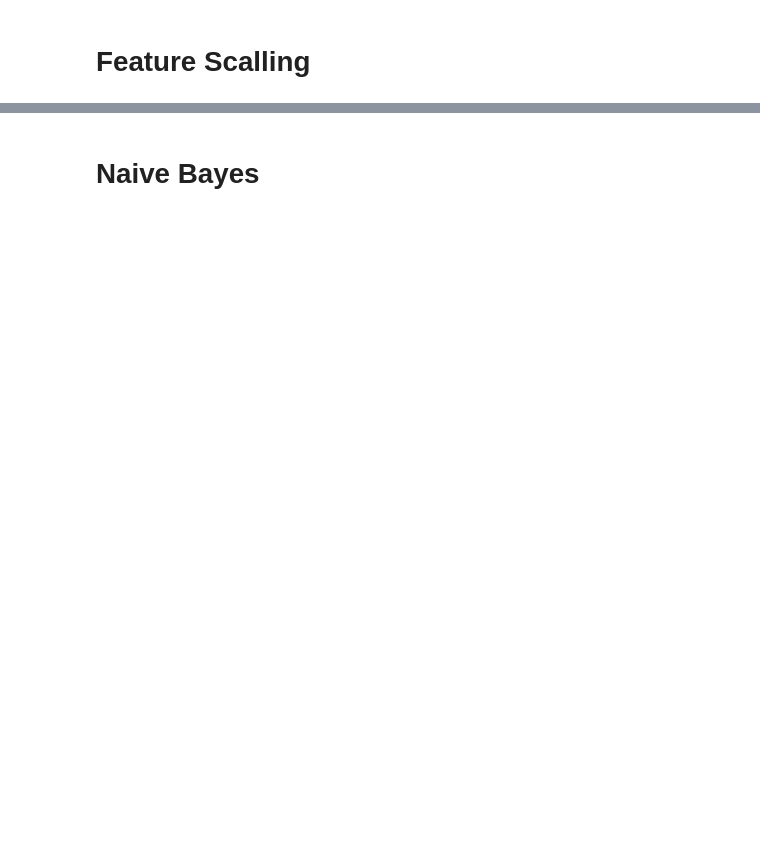
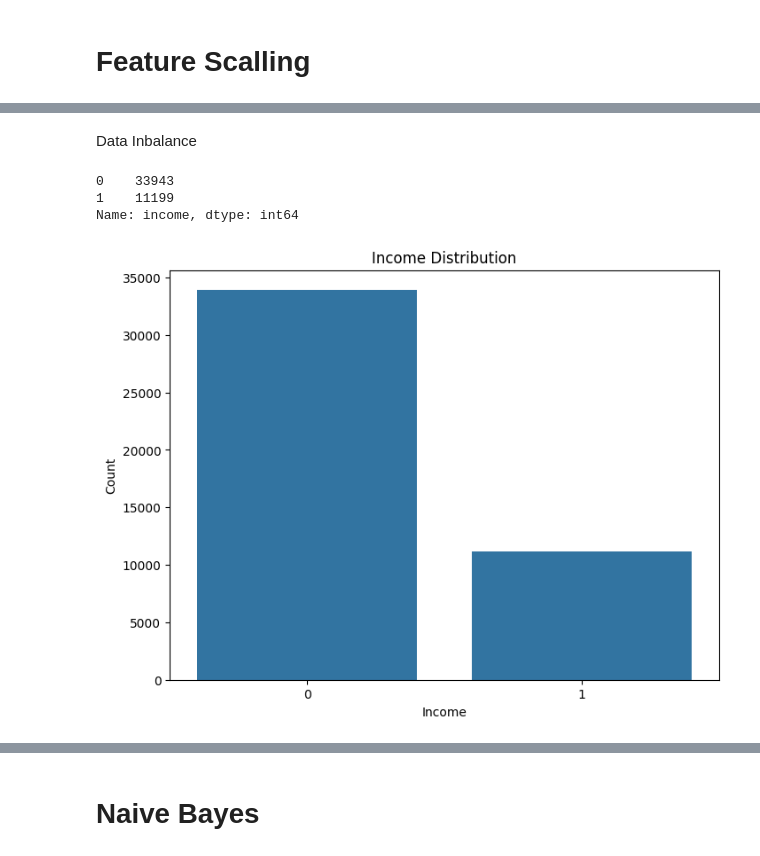
Before and after one commit to Rushdi-Rzx/Adult-Census-Income, a Jupyter notebook: MLCW.ipynb, the cells around one changed output, grey strips where cells are left out. Cells and saved outputs as stored; diff of their text form; code cells hidden in the pictures; blank space fills up the shorter version.

```diff
--- a/MLCW.ipynb
+++ b/MLCW.ipynb
@@ -326,0 +411,3 @@ X.head(1)
+# %%
+X=X.drop(['fnlwgt','education','native-country','occupation','relationship'], axis = 1)
+X.head()
@@ -326,0 +421,20 @@ X.head(1)
+# %% [markdown]
+Data Inbalance
+# %%
+X['income'].value_counts()
+# %% [output]
+0    33943
+1    11199
+Name: income, dtype: int64
+# %%
+income_counts = X['income'].value_counts()
+
+# Plot the income distribution
+plt.figure(figsize=(8, 6))
+sns.barplot(x=income_counts.index, y=income_counts.values)
+plt.title('Income Distribution')
+plt.xlabel('Income')
+plt.ylabel('Count')
+plt.show()
+# %% [output]
+[figure, added]
```
Also changed, not shown: parts of 30 cells of this notebook.
